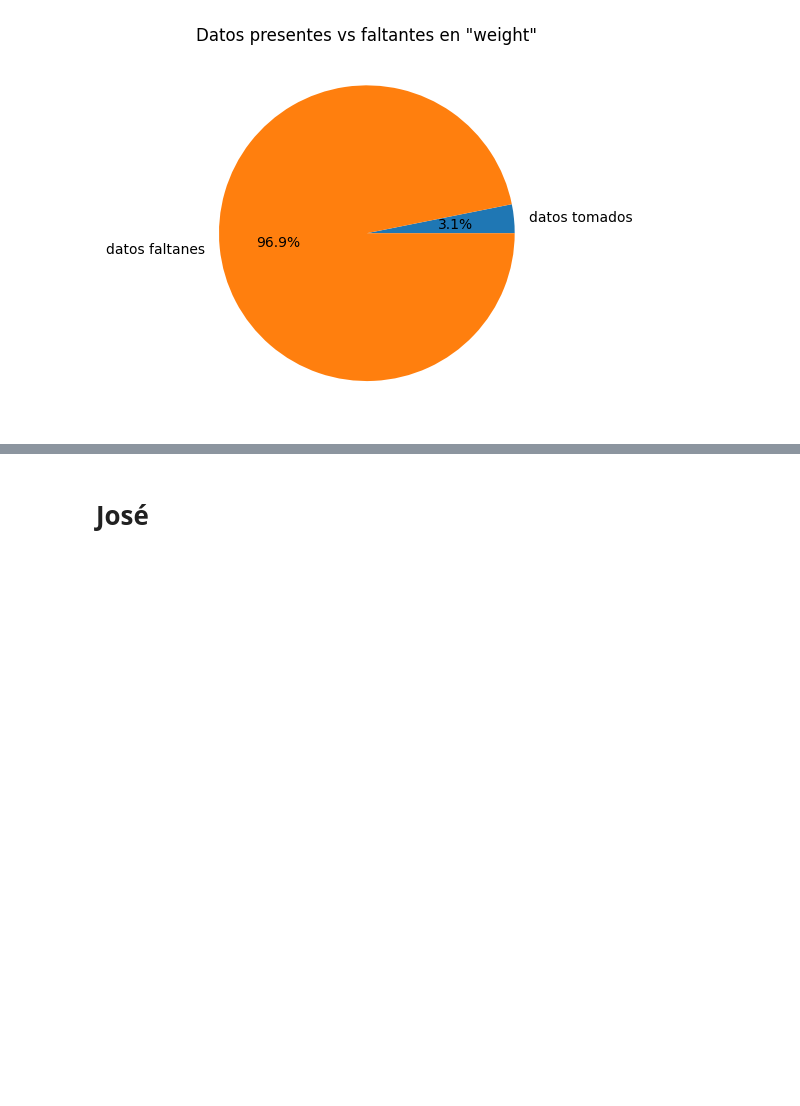
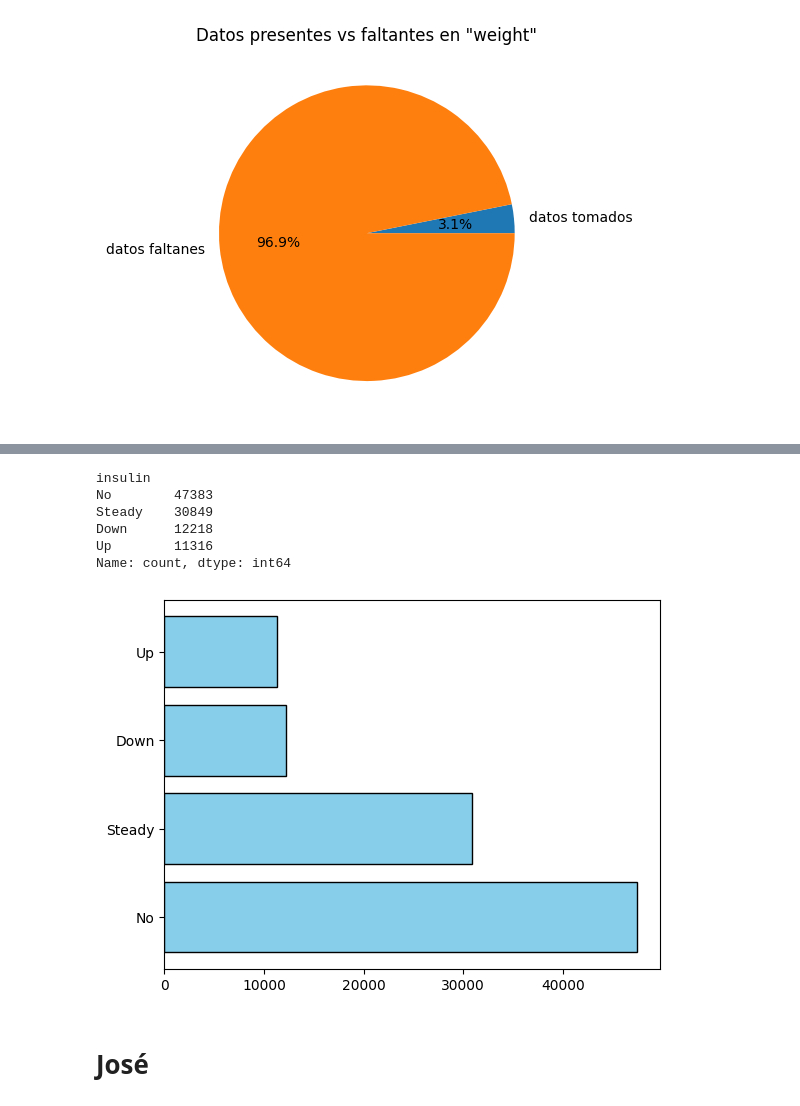
Before and after one commit to LasciaStare/MachineLearning, a Jupyter notebook: EDA.ipynb, the cells around one changed output, grey strips where cells are left out. Drawn from its saved outputs; the diff is of its cells as text; code cells hidden in the pictures; blank space fills up the shorter version.

```diff
--- a/EDA.ipynb
+++ b/EDA.ipynb
@@ -183,3 +232,19 @@ plt.show()
+# %%
+plt.barh(df['insulin'].value_counts().index,
+         df['insulin'].value_counts(),
+         color='skyblue',
+         edgecolor='black')
+plt.title='Frecuencia de Insulina'
+plt.xlabel='Frecuencia'
+plt.ylabel='Dosis de insulina'
+# %% [output]
+insulin
+No        47383
+Steady    30849
+Down      12218
+Up        11316
+Name: count, dtype: int64
+[figure, added]
 # %% [markdown]
 # José
 # %% [markdown]
```
Also changed, not shown: parts of 6 cells of this notebook.
